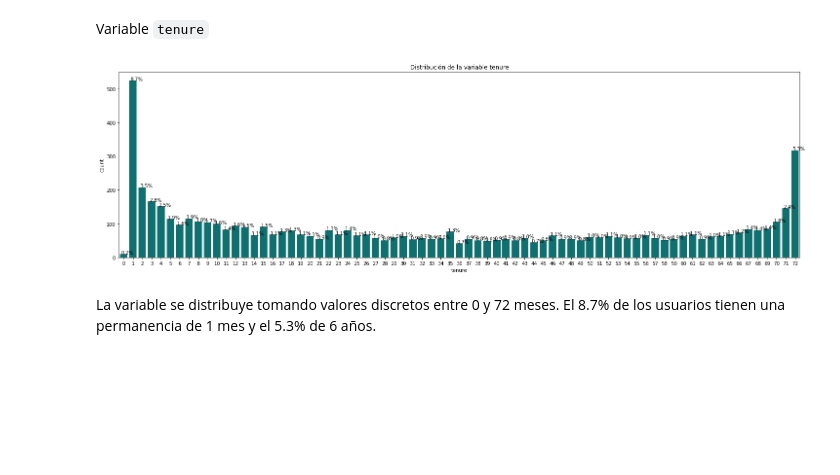
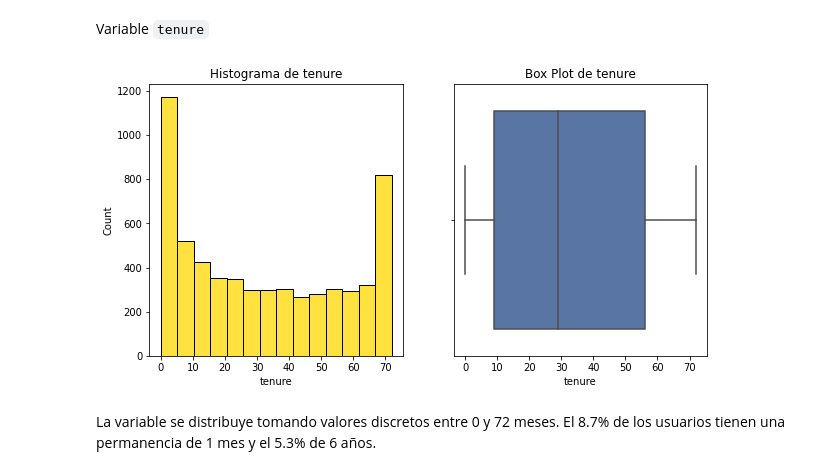
Before and after one commit to MaldonadoVihlai/taller_cda, a Jupyter notebook: taller4/Taller4.ipynb, the cells around one changed output. Saved outputs shown, nothing was run; the diff lists cells and outputs as text; code cells hidden in the pictures; blank space fills up the shorter version.

Commit message:
Change plot tenure column

```diff
--- a/taller4/Taller4.ipynb
+++ b/taller4/Taller4.ipynb
@@ -141,11 +141,10 @@ plot_count_plot_percentages(data_df, 'Dependents')
 El 69.8% de los clientes no tiene dependientes.
 # %% [markdown]
 Variable `tenure`
-# %%
-fig, ax = plt.subplots(figsize=(25, 7))
-plot_count_plot_percentages(data_df, 'tenure')
-# %% [output]
-[figure, removed]
+# %%
+plot_hist_box(data_df, 'tenure')
+# %% [output]
+[figure, added]
 # %% [markdown]
 La variable se distribuye tomando valores discretos entre 0 y 72 meses. El 8.7% de los usuarios tienen una permanencia de 1 mes y el 5.3% de 6 años.
 # %% [markdown]
```
